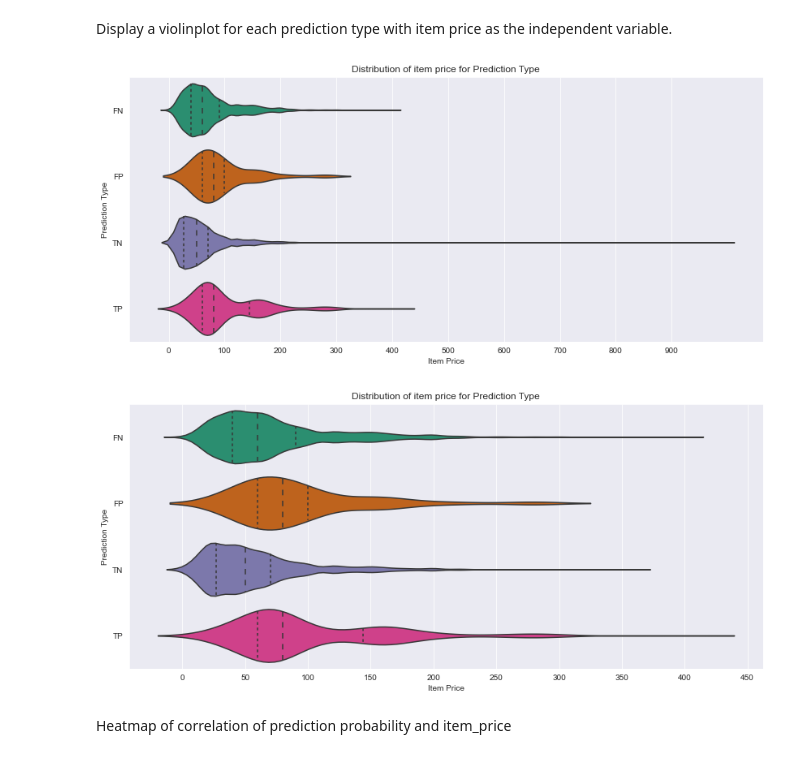
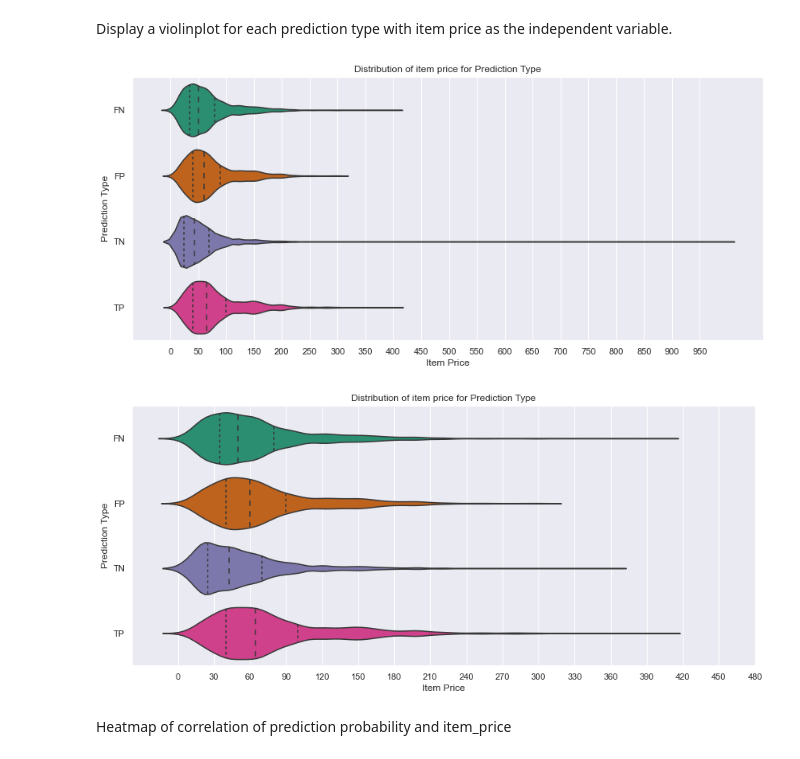
Before and after one commit to TaTo0101/bads, a Jupyter notebook: kaggle/final_v_1.ipynb, the cells around one changed output. Drawn from its saved outputs; the diff is of its cells as text; code cells hidden in the pictures.

```diff
--- a/kaggle/final_v_1.ipynb
+++ b/kaggle/final_v_1.ipynb
@@ -583,7 +810,7 @@ def cost_custom_eval(y_true, y_test, X, relative = False):
     FP = np.fmax(np.array(y_test - y_true), zeros) * (0.5 * val)
 
     # Calculate FN
-    FN = np.fmax(np.array(y_true - y_test), zeros) * (0.5 + 0.1 * val)
+    FN = np.fmax(np.array(y_true - y_test), zeros) * (5/2) * (3 + 0.1 * val)
 
     # If clause for relative parameter
     if(relative == True):
@@ -677,16 +912,16 @@ Best Score: -0.7402062318066368
 # %% [markdown]
 If trained on server:
 # %%
-#Server = 1
-switch = 0
-param_server = np.where(switch == 1, ["eta", "lambda"], ["learning_rate", "reg_lambda"])
+#Trained on server: switch = 1
+switch = 1
+param_server = np.where(switch == 0, ["eta", "lambda"], ["learning_rate", "reg_lambda"])
 
 if(switch == 1):
-    params = randomized_auc.best_params_
+    randomized_auc = load("tuned_model.joblib")
+    params = randomized_auc.get_params()
 else:
     # copy paste saved dictionary if not on server
-    params = {'objective': 'binary:logistic', 'use_label_encoder': True, 'base_score': 0.5, 'booster': 'gbtree', 'colsample_bylevel': 1, 'colsample_bynode': 1, 'colsample_bytree': 0.2, 'gamma': 1.1325372296171017, 'gpu_id': -1, 'importance_type': 'gain', 'interaction_constraints': '', 'learning_rate': 0.054581921092903024, 'max_delta_step': 0, 'max_depth': 25, 'min_child_weight': 1, 'monotone_constraints': '()', 'n_estimators': 200, 'n_jobs': 40, 'num_parallel_tree': 1, 'random_state': 321, 'reg_alpha': 0, 'reg_lambda': 2.480681687701786, 'scale_pos_weight': 1, 'subsample': 0.8999999999999999, 'tree_method': 'exact', 'validate_parameters': 1, 'verbosity': None}
-
+    params = randomized_auc.best_params_
 eval_set = [(X_train, y_train), (X_test, y_test)] # Evaluation set for early stopping
 
 randomized_auc = xgb.XGBClassifier(objective = "binary:logistic",
@@ -696,8 +931,8 @@ randomized_auc = xgb.XGBClassifier(objective = "binary:logistic",
                                    reg_lambda = params[param_server[1]],
                                    colsample_bytree = params["colsample_bytree"],
                                    subsample = params["subsample"],
-                                   n_estimators = 300, # Train with higher number of boosting rounds as in the cv part
+                                   n_estimators = 500, # Train with higher number of boosting rounds as in the cv part
                                    random_state = 321)
-randomized_auc.fit(X_train, y_train, early_stopping_rounds = 10, eval_metric = "aucpr", eval_set = eval_set,
+randomized_auc.fit(X_train, y_train, early_stopping_rounds = 20, eval_metric = "aucpr", eval_set = eval_set,
                   verbose = True) # Enable earlier stopping when within 10 rounds no improvement is observed using auc as evaluation metric
 # %% [output]
@@ -821,8 +1056,8 @@ def lowest_error_cutoff(k, X_train_df, y_train_true, estimator):
 cutoff_candidates = lowest_error_cutoff(10, X_train, y_train, randomized_auc) # Calculate optimal cutoff candidates via 5-fold CV
 
 # Since FP < FN for almost all items (except the ones with item_price = 0) select the 0.75 quantile of the cutoffs
-cutoff_opt = np.quantile(cutoff_candidates, 0.75)
-#cutoff_opt = np.mean(cutoff_candidates) # Cutoff via mean
+#cutoff_opt = np.quantile(cutoff_candidates, 0.75)
+cutoff_opt = np.mean(cutoff_candidates) # Cutoff via mean
 
 # Calculate predictions on test set
 preds = np.where(randomized_auc.predict_proba(X_test)[:, 1] >= cutoff_opt, 1, 0)
@@ -1068,31 +1332,31 @@ memory usage: 1.8 MB
 Display a violinplot for each prediction type with item price as the independent variable.
 # %%
 plt.figure(figsize= (14,6))
-sns.set_style("darkgrid")
+sns.set_theme(style = "darkgrid", palette = "Dark2")
 sns.violinplot(y = "pred_type", x = "item_price",
                            split=True, inner="quart",
-                           data= data_post_proc, scale = "width", palette = "Dark2")
+                           data= data_post_proc, scale = "width")
 plt.title("Distribution of item price for Prediction Type")
 plt.xlabel("Item Price")
 plt.ylabel("Prediction Type")
-plt.xticks(np.arange(min(data_post_proc.item_price), max(data_post_proc.item_price), 100))
+plt.xticks(np.arange(min(data_post_proc.item_price), max(data_post_proc.item_price), 50))
 plt.show()
 # %% [output]
-[figure, old version]
+[figure, new version]
 # %%
 # Without outliers
 plt.figure(figsize= (14,6))
-sns.set_style("darkgrid")
+sns.set_theme(style = "darkgrid", palette = "Dark2")
 sns.violinplot(y = "pred_type", x = "item_price",
                            split=True, inner="quart",
-                           data= data_post_proc[data_post_proc.item_price <= 500], scale = "width", palette = "Dark2")
+                           data= data_post_proc[data_post_proc.item_price <= 500], scale = "width")
 plt.title("Distribution of item price for Prediction Type")
 plt.xlabel("Item Price")
 plt.ylabel("Prediction Type")
-plt.xticks(np.arange(min(data_post_proc.item_price), 500, 50))
+plt.xticks(np.arange(min(data_post_proc.item_price), 500, 30))
 plt.show()
 # %% [output]
-[figure, old version]
+[figure, new version]
 # %% [markdown]
 Heatmap of correlation of prediction probability and item_price
 # %%
```
Also changed, not shown: parts of 112 cells of this notebook, 14 other files.
